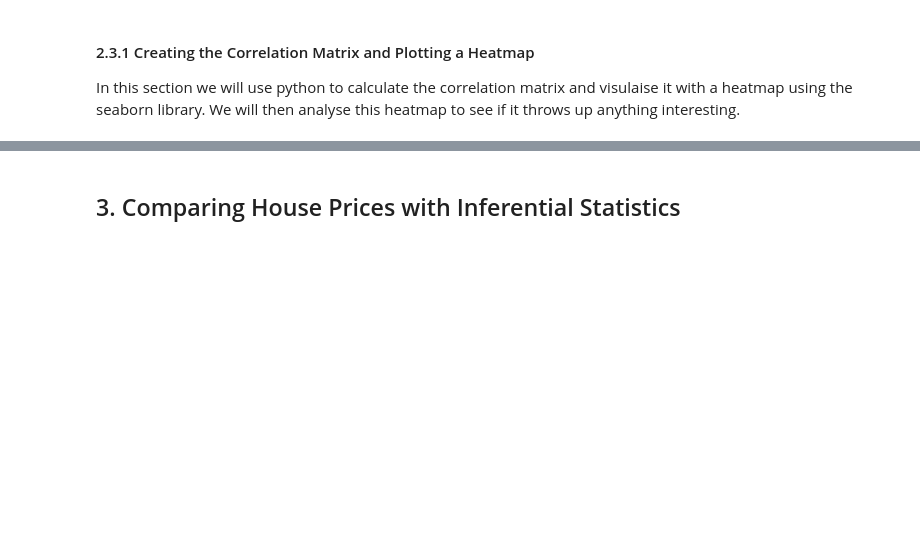
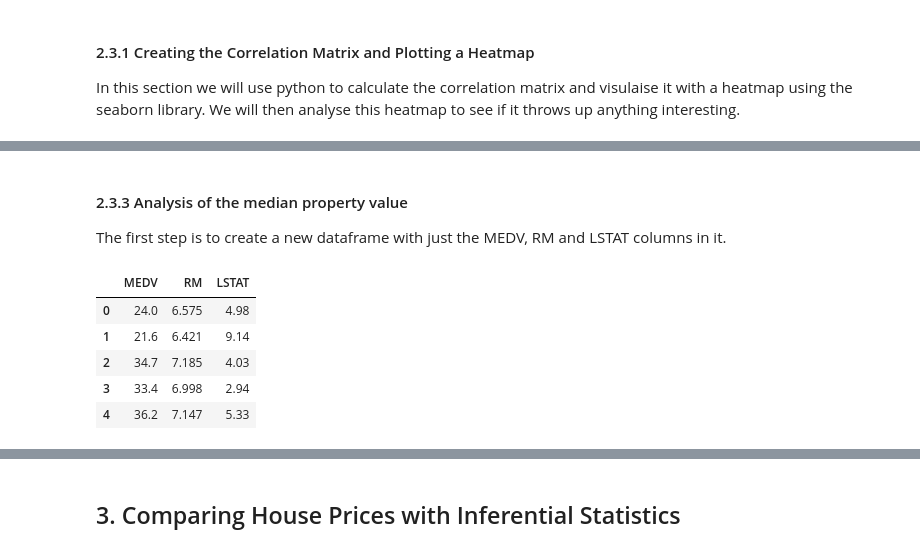
Before and after one commit to shkyler/gmit-mls-project, a Jupyter notebook: boston-housing.ipynb, the cells around one changed output, grey strips where cells are left out. Drawn from its saved outputs; the diff is of its cells as text; code cells hidden in the pictures; blank space fills up the shorter version.

```diff
--- a/boston-housing.ipynb
+++ b/boston-housing.ipynb
@@ -213,0 +222,16 @@ The initial analysis has given us some ideas to think about. The next analysis w
+# %% [markdown]
+#### 2.3.3 Analysis of the median property value
+
+The first step is to create a new dataframe with just the MEDV, RM and LSTAT columns in it.
+# %%
+# Create a new dataframe
+medv_df = df[["MEDV", "RM", "LSTAT"]]
+# Check the dataframe to ensure it looks right
+medv_df.head()
+# %% [output]
+|  | MEDV | RM | LSTAT |
+| 0 | 24.0 | 6.575 | 4.98 |
+| 1 | 21.6 | 6.421 | 9.14 |
+| 2 | 34.7 | 7.185 | 4.03 |
+| 3 | 33.4 | 6.998 | 2.94 |
+| 4 | 36.2 | 7.147 | 5.33 |
```
Also changed, not shown: parts of 10 cells of this notebook.
